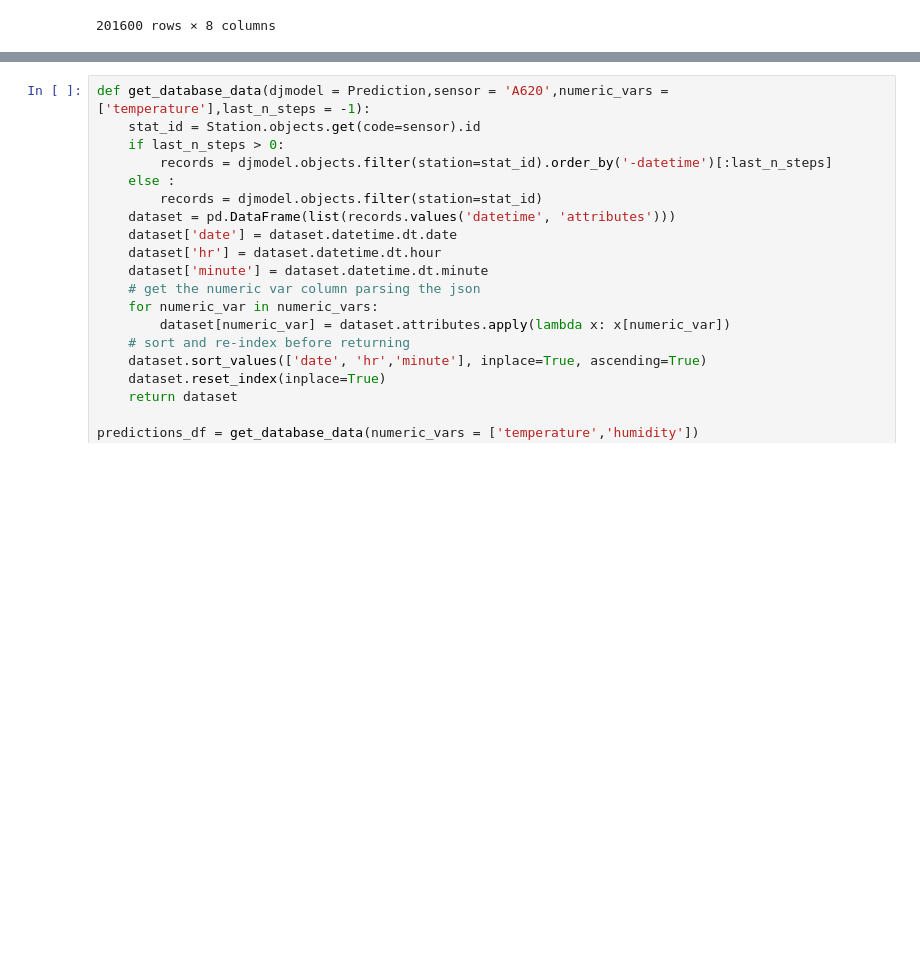
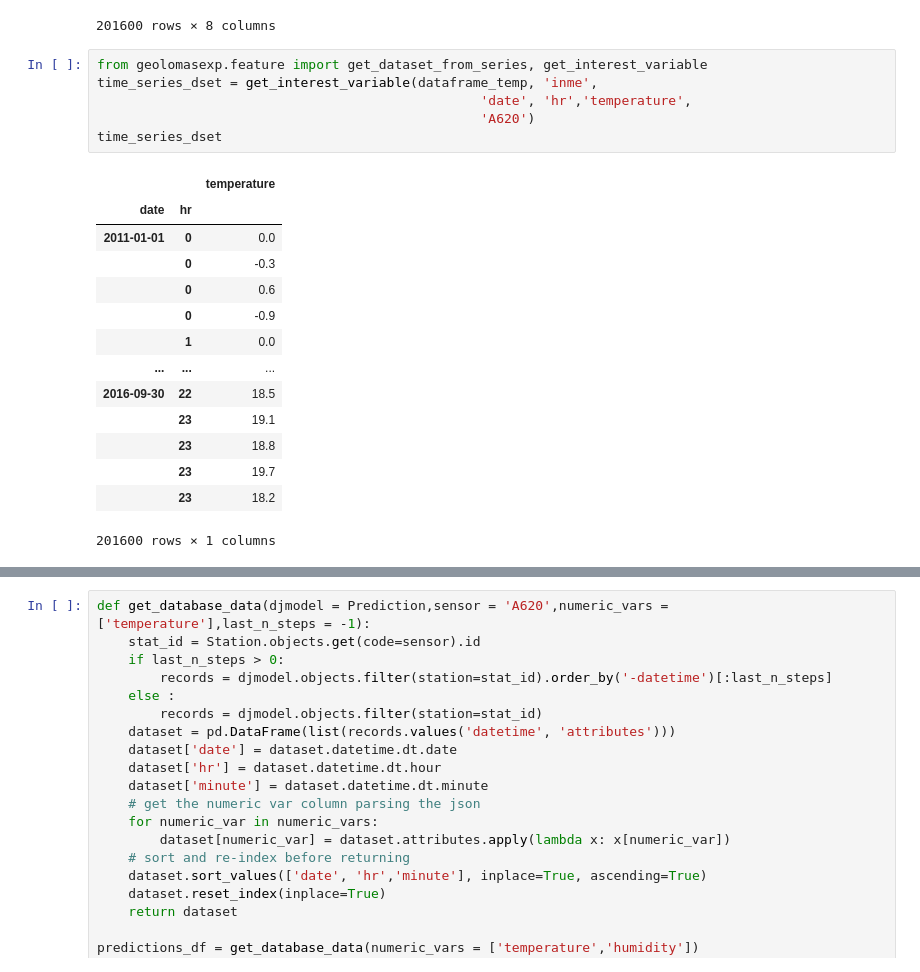
Before and after one commit to undp/satlomas-back, a Jupyter notebook: notebooks/db_predictions_ploting.ipynb, the cells around one changed output, grey strips where cells are left out. Saved outputs shown, nothing was run; the diff lists cells and outputs as text; blank space fills up the shorter version.

```diff
--- a/notebooks/db_predictions_ploting.ipynb
+++ b/notebooks/db_predictions_ploting.ipynb
@@ -110,3 +110,24 @@ Dataset from database of shape (201600, 2)
 | 201598 | 201598 | 2016-09-30 23:30:00+00:00 | {'pm25': 1.0, 'humidity': 90.6, '... | 2016-09-30 | 23 | 30 | 19.7 | A620 |
 | 201599 | 201599 | 2016-09-30 23:45:00+00:00 | {'pm25': -0.5, 'humidity': 89.1, ... | 2016-09-30 | 23 | 45 | 18.2 | A620 |
 201600 rows × 8 columns
+# %%
+from geolomasexp.feature import get_dataset_from_series, get_interest_variable
+time_series_dset = get_interest_variable(dataframe_temp, 'inme',
+                                                 'date', 'hr','temperature',
+                                                 'A620')
+time_series_dset
+# %% [output]
+|  |  | temperature |
+| date | hr |  |
+| 2011-01-01 | 0 | 0.0 |
+|  | 0 | -0.3 |
+|  | 0 | 0.6 |
+|  | 0 | -0.9 |
+|  | 1 | 0.0 |
+| ... | ... | ... |
+| 2016-09-30 | 22 | 18.5 |
+|  | 23 | 19.1 |
+|  | 23 | 18.8 |
+|  | 23 | 19.7 |
+|  | 23 | 18.2 |
+201600 rows × 1 columns
```
Also changed, not shown: parts of 8 cells of this notebook.
